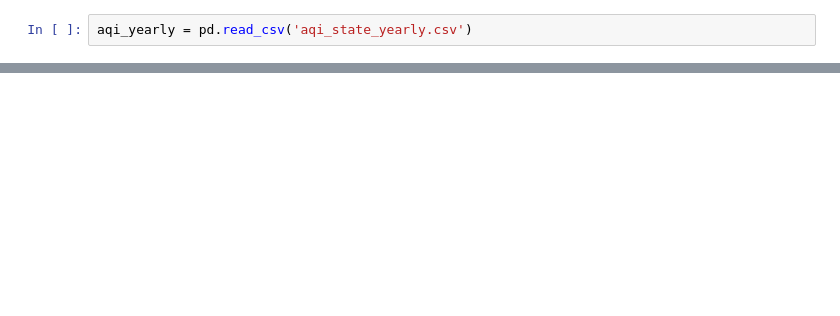
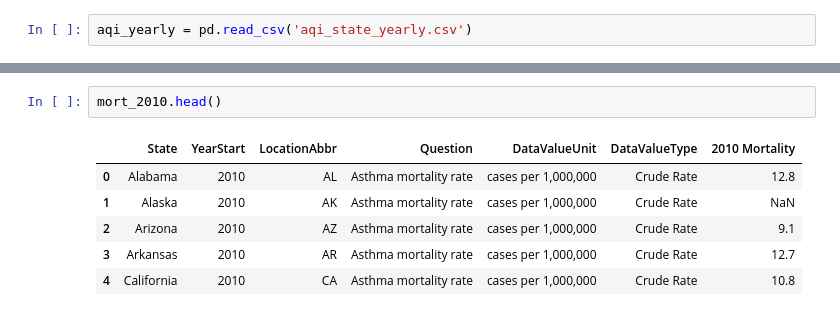
Before and after one commit to simpson12013/Team-Project-One, a Jupyter notebook: asthma_data/asthma_mortality_and_air_quality_demonstration.ipynb, the cells around one changed output, grey strips where cells are left out. Saved outputs shown, nothing was run; the diff lists cells and outputs as text; blank space fills up the shorter version.

```diff
--- a/asthma_data/asthma_mortality_and_air_quality_demonstration.ipynb
+++ b/asthma_data/asthma_mortality_and_air_quality_demonstration.ipynb
@@ -35,0 +56,9 @@ aqi_2014_df = aqi_2014_df.rename(columns={'Unnamed: 0': 'state'})
+# %%
+mort_2010.head()
+# %% [output]
+|  | State | YearStart | LocationAbbr | Question | DataValueUnit | DataValueType | 2010 Mortality |
+| 0 | Alabama | 2010 | AL | Asthma mortality rate | cases per 1,000,000 | Crude Rate | 12.8 |
+| 1 | Alaska | 2010 | AK | Asthma mortality rate | cases per 1,000,000 | Crude Rate | NaN |
+| 2 | Arizona | 2010 | AZ | Asthma mortality rate | cases per 1,000,000 | Crude Rate | 9.1 |
+| 3 | Arkansas | 2010 | AR | Asthma mortality rate | cases per 1,000,000 | Crude Rate | 12.7 |
+| 4 | California | 2010 | CA | Asthma mortality rate | cases per 1,000,000 | Crude Rate | 10.8 |
```
Also changed, not shown: parts of 15 cells of this notebook, 9 other files.
